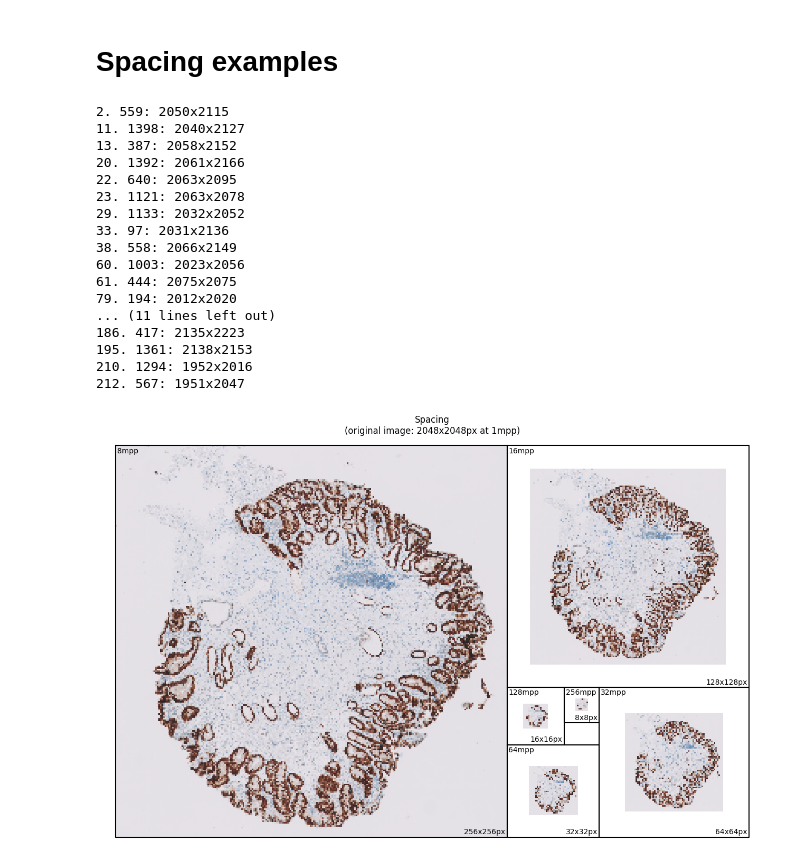
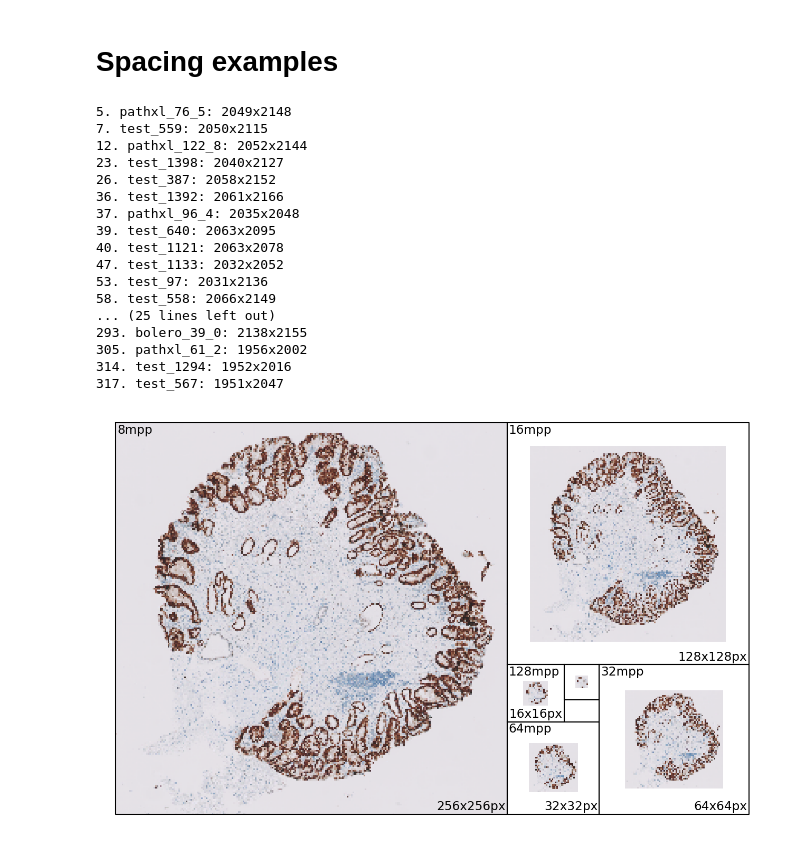
Before and after one commit to ObviouslyLuuk/BE_p53_classification, a Jupyter notebook: vis_data.ipynb, the cells around one changed output. Cells and saved outputs as stored; diff of their text form; code cells hidden in the pictures.

```diff
--- a/vis_data.ipynb
+++ b/vis_data.ipynb
@@ -5,9 +5,11 @@ import os
 import json
 import numpy as np
 import torch
+import torchvision
 import pandas as pd
 from tqdm import tqdm
 import matplotlib.pyplot as plt
+import cv2
 
 P53_CLASS_CODES = ["WT", "OE", "NM", "DC"]
 
@@ -19,6 +21,7 @@ BASE_DIR = {
     'pathxl': PATHXL_DIR,
     'bolero': BOLERO_DIR,
 }
+FIG_DIR = os.path.join(DATA_DIR, '..', '..', 'images')
 
 color_dict = {
     "r": '#DA4C4C', # Red
@@ -80,6 +83,7 @@ def get_labels(data_name):
 table = ""
 table += "Dataset & Level & Total & WT & OE & NM & DC & X \\\\ \n"
 
+all_labels = {}
 for i, data_name in enumerate(["train", "test", "pathxl", "bolero"]):
     labels = get_labels(data_name)
     # print(f"Dataset: {data_name}")
@@ -94,6 +98,9 @@ for i, data_name in enumerate(["train", "test", "pathxl", "bolero"]):
         table += f"{value_counts.get(j, 0)} & "
     table += "\\\\ \n"
 
+    labels = labels["label"].to_dict()
+    all_labels.update({f"{data_name}_{k}": v for k, v in labels.items()})
+
 print(table)
 # %% [output]
 Dataset & Level & Total & WT & OE & NM & DC & X \\
@@ -175,0 +247,6 @@ bolero 5.630974
+# %%
+# For the test set, get the masks and their size
+NM_sizes = {}
+for i, img_filename in tqdm(enumerate(os.listdir(os.path.join(BASE_DIR['test'], 'masks')))):
+    img = plt.imread(os.path.join(BASE_DIR['test'], 'masks', img_filename))
+    NM_sizes[img_filename.split('.')[0]] = img.sum()
@@ -193,23 +311,23 @@ for i, (k, v) in enumerate(biopsy_dims_list[:]):
     # plt.axis('off')
     # plt.show()
 # %% [output]
-2. 559: 2050x2115
-11. 1398: 2040x2127
-13. 387: 2058x2152
-20. 1392: 2061x2166
-22. 640: 2063x2095
-23. 1121: 2063x2078
-29. 1133: 2032x2052
-33. 97: 2031x2136
-38. 558: 2066x2149
-60. 1003: 2023x2056
-61. 444: 2075x2075
-79. 194: 2012x2020
-... (11 lines left out)
-186. 417: 2135x2223
-195. 1361: 2138x2153
-210. 1294: 1952x2016
-212. 567: 1951x2047
+5. pathxl_76_5: 2049x2148
+7. test_559: 2050x2115
+12. pathxl_122_8: 2052x2144
+23. test_1398: 2040x2127
+26. test_387: 2058x2152
+36. test_1392: 2061x2166
+37. pathxl_96_4: 2035x2048
+39. test_640: 2063x2095
+40. test_1121: 2063x2078
+47. test_1133: 2032x2052
+53. test_97: 2031x2136
+58. test_558: 2066x2149
+... (25 lines left out)
+293. bolero_39_0: 2138x2155
+305. pathxl_61_2: 1956x2002
+314. test_1294: 1952x2016
+317. test_567: 1951x2047
 # %%
 # Take biopsy img
 # idx = 179
@@ -275,41 +393,50 @@ plt.figure(figsize=(10*golden_ratio, 10))
 # First just plot the golden ratio grid
 plt.axis('equal')
 plt.axis('off')
-plt.title('Spacing\n(original image: 2048x2048px at 1mpp)')
+# plt.title('Spacing\n(original image: 2048x2048px at 1mpp)', fontsize=10)
 
 # Now plot the biopsies in the grid
 for i, (x0, y0, x1, y1) in enumerate(cell_positions):
     sp = spacings[i]
     sub_img_width = img_width // sp
     sub_img_height = img_height // sp
     sub_img = torch.nn.functional.interpolate(torch.tensor(img).permute(2, 0, 1).unsqueeze(0).float(), (sub_img_height, sub_img_width)).squeeze().permute(1, 2, 0).numpy()
 
-    # Add text with spacing, and dimensions
-    plt.text(x0+1, y0+1, f'{sp}mpp', color='black', ha='left', va='top')
-    # In bottom right corner add text with dimensions
-    plt.text(x1-1, y1-1, f'{sub_img_width}x{sub_img_height}px', color='black', ha='right', va='bottom')
+    if sp < 256:
+        fontsize = 10*10/6
+        # Add text with spacing, and dimensions
+        plt.text(x0+1, y0+1, f'{sp}mpp', color='black', ha='left', va='top', fontsize=fontsize)
+        # In bottom right corner add text with dimensions
+        plt.text(x1-1, y1-1, f'{sub_img_width}x{sub_img_height}px', color='black', ha='right', va='bottom', fontsize=fontsize)
     # Make extent center the image in the cell without stretching it
     x_center = (x0 + x1) / 2
     y_center = (y0 + y1) / 2
     x0 = x_center - sub_img_width / 2
     x1 = x_center + sub_img_width / 2
     y0 = y_center - sub_img_height / 2
     y1 = y_center + sub_img_height / 2
+    # Flip img
+    sub_img = np.flip(sub_img, axis=0)
     # Make sure the pixels show up sharp
     plt.imshow(sub_img, extent=(x0, x1, y0, y1), interpolation='nearest')
 
 # Add grid lines between golden ratio cells
 for i, (x0, y0, x1, y1) in enumerate(cell_positions):
     plt.plot([x0, x1, x1, x0, x0], [y0, y0, y1, y1, y0], 'k-')
 
 
 # Change extent to show all cells
 plt.xlim(-5, golden_ratio * first_img_spacing_size+5)
 plt.ylim(-5, first_img_spacing_size+5)
 plt.gca().invert_yaxis()
+
+plt.savefig(os.path.join(FIG_DIR, 'spacing.png'),
+            bbox_inches='tight', pad_inches=-0.05
+            )
+
 plt.show()
 # %% [output]
-[figure, old version]
+[figure, new version]
 # %%
 # Biopsies that have their largest side == 4096 (test 1410)
 for k, v in biopsy_dims.items():
```
Also changed, not shown: parts of 5 cells of this notebook, 4 other files.
